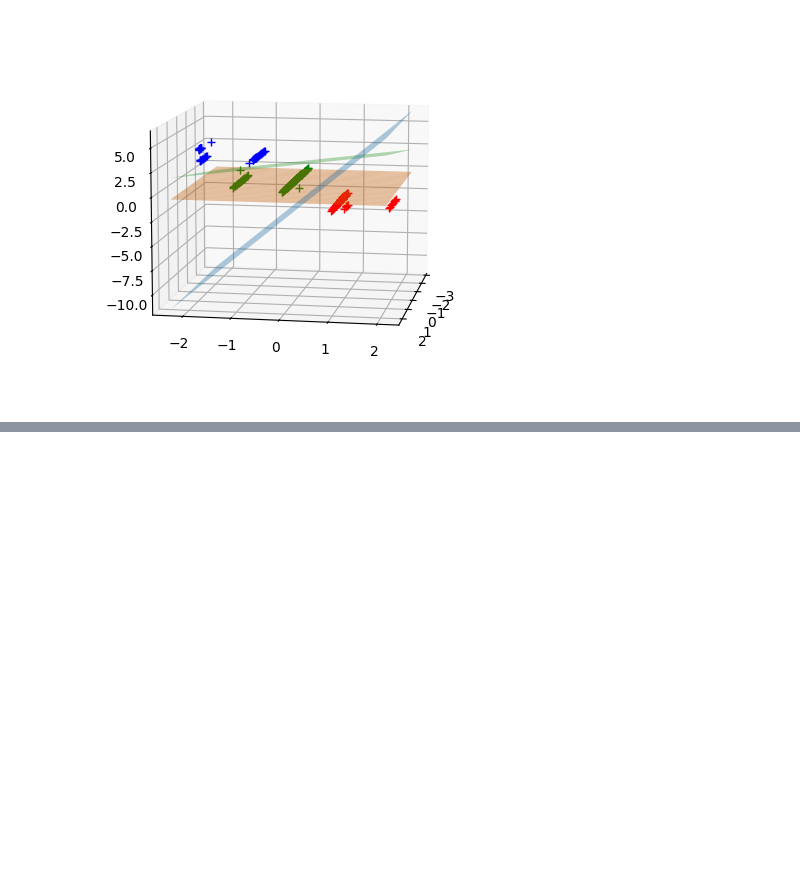
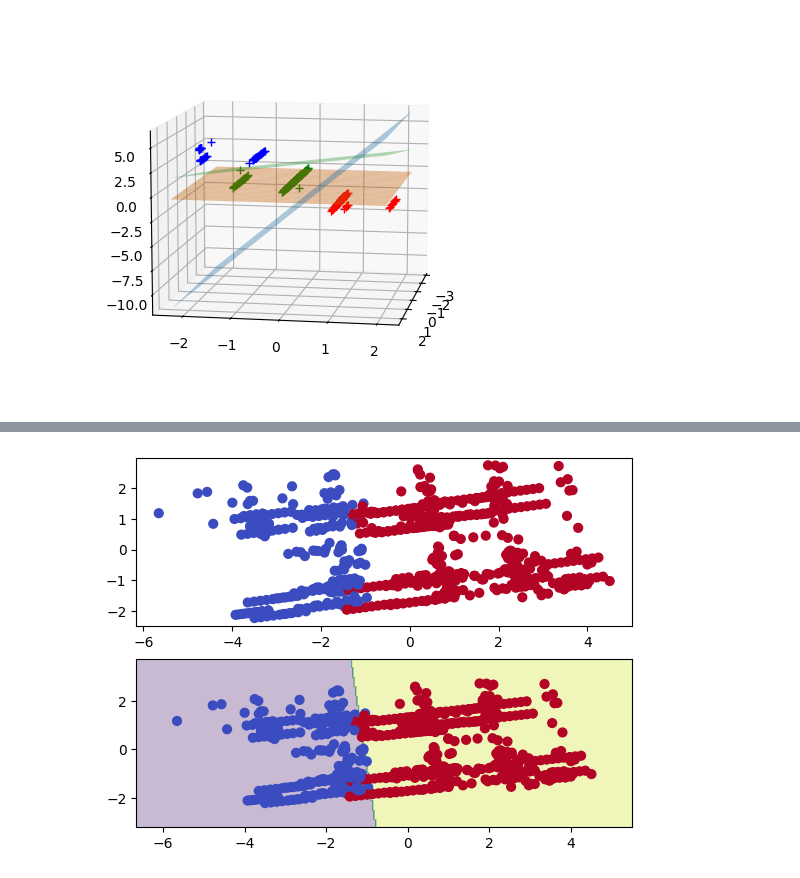
Before and after one commit to Andradev101/pause-student-social-media-addiction-eda, a Jupyter notebook: notebooks/support-vector-machines.ipynb, the cells around one changed output, grey strips where cells are left out. Drawn from its saved outputs; the diff is of its cells as text; code cells hidden in the pictures; blank space fills up the shorter version.

Commit message:
applying PCA dimensionality reduction + SVMs to improve the robustness of the model by proving it more features

```diff
--- a/notebooks/support-vector-machines.ipynb
+++ b/notebooks/support-vector-machines.ipynb
@@ -777,0 +847,80 @@ intercept: [-0.78405208]
+# %%
+from sklearn.decomposition import PCA
+import numpy as np
+import matplotlib.pyplot as plt
+from sklearn import svm, datasets
+from sklearn.pipeline import make_pipeline
+from sklearn.preprocessing import StandardScaler
+from sklearn.svm import SVC
+pd.set_option('future.no_silent_downcasting', True)
+from sklearn.compose import make_column_transformer
+from sklearn.preprocessing import OneHotEncoder
+from sklearn.utils.multiclass import type_of_target
+
+filtered_df = df.copy()
+filtered_df['Affects_Academic_Performance_Boolean'] = df['Affects_Academic_Performance'].replace({'Yes': 1, 'No': 0}).astype(int)
+
+# Data preprocessing
+X = filtered_df.drop(columns=[
+    'Student_ID',
+    'Affects_Academic_Performance',
+    'Affects_Academic_Performance_Boolean'
+])
+y = filtered_df['Affects_Academic_Performance_Boolean']
+# print(X, y)
+
+preprocessor = make_column_transformer(
+    (OneHotEncoder(), list(X.select_dtypes(exclude='number'))),
+    remainder=StandardScaler())
+X_new = preprocessor.fit_transform(X)
+
+# PCA impl
+pca = PCA(n_components=2, svd_solver='auto')
+X_pca_2d = pca.fit_transform(X_new)
+print(X_pca_2d)
+
+fig, sub = plt.subplots(2, 1)
+plt.subplots_adjust(wspace=0.2, hspace=0.2)
+
+
+# SMV impl
+model = svm.SVC(kernel='linear')
+model.fit(X_pca_2d, y)
+
+# Create grid
+x_min, x_max = X_pca_2d[:, 0].min()-1, X_pca_2d[:, 0].max()+1
+y_min, y_max = X_pca_2d[:, 1].min()-1, X_pca_2d[:, 1].max()+1
+
+xx, yy = np.meshgrid(
+    np.linspace(x_min, x_max, 350),
+    np.linspace(y_min, y_max, 350)
+)
+
+# Predict all grid points
+grid_points = np.c_[xx.ravel(), yy.ravel()]
+Z = model.predict(grid_points)
+
+# Reshape for plotting
+Z = Z.reshape(xx.shape)
+
+# Plot decision regions
+plt.contourf(xx, yy, Z, alpha=0.3)
+
+# Plotting graphs
+scatter = sub[0].scatter(
+    X_pca_2d[:, 0],
+    X_pca_2d[:, 1],
+    c=y,
+    cmap='coolwarm',
+    s=40,
+)
+scatter1 = sub[1].scatter(
+    X_pca_2d[:, 0],
+    X_pca_2d[:, 1],
+    c=y,
+    cmap='coolwarm',
+    s=40,
+)
+
+plt.show()
+# %% [output]
@@ -777,0 +934 @@ intercept: [-0.78405208]
+[figure, added]
```
Also changed, not shown: parts of 7 cells of this notebook.
